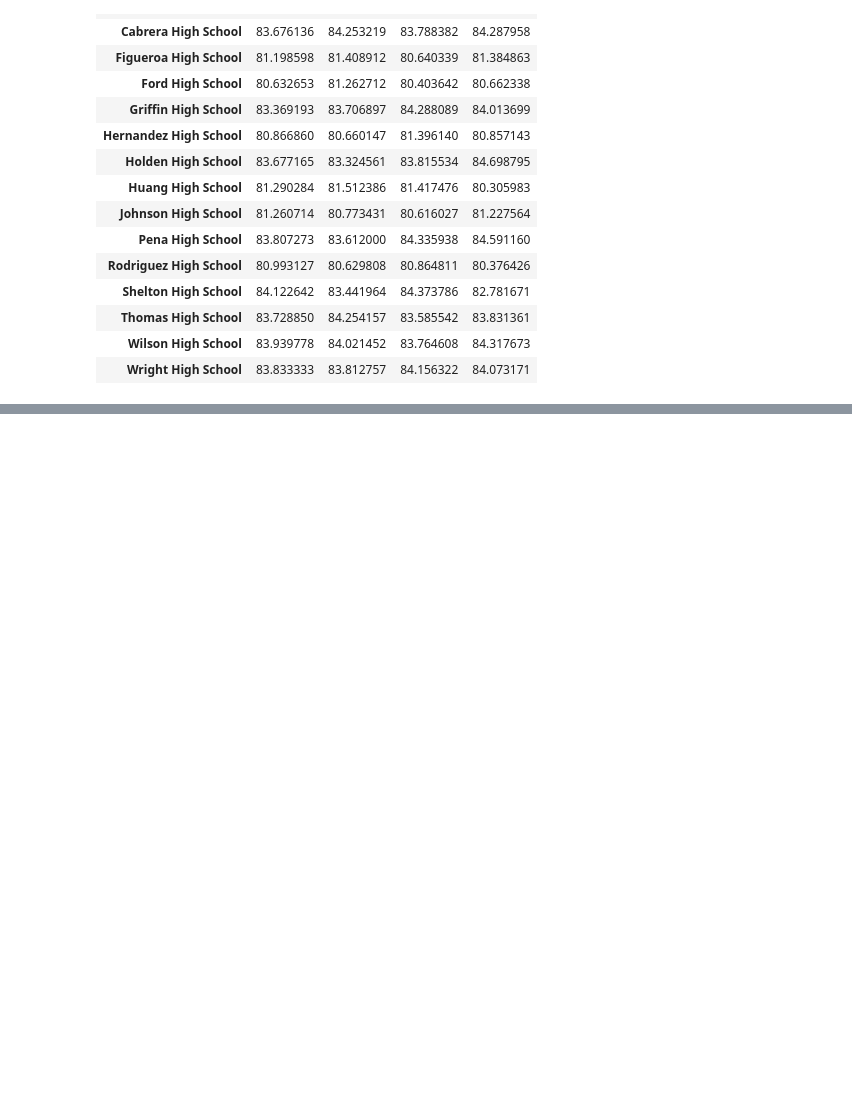
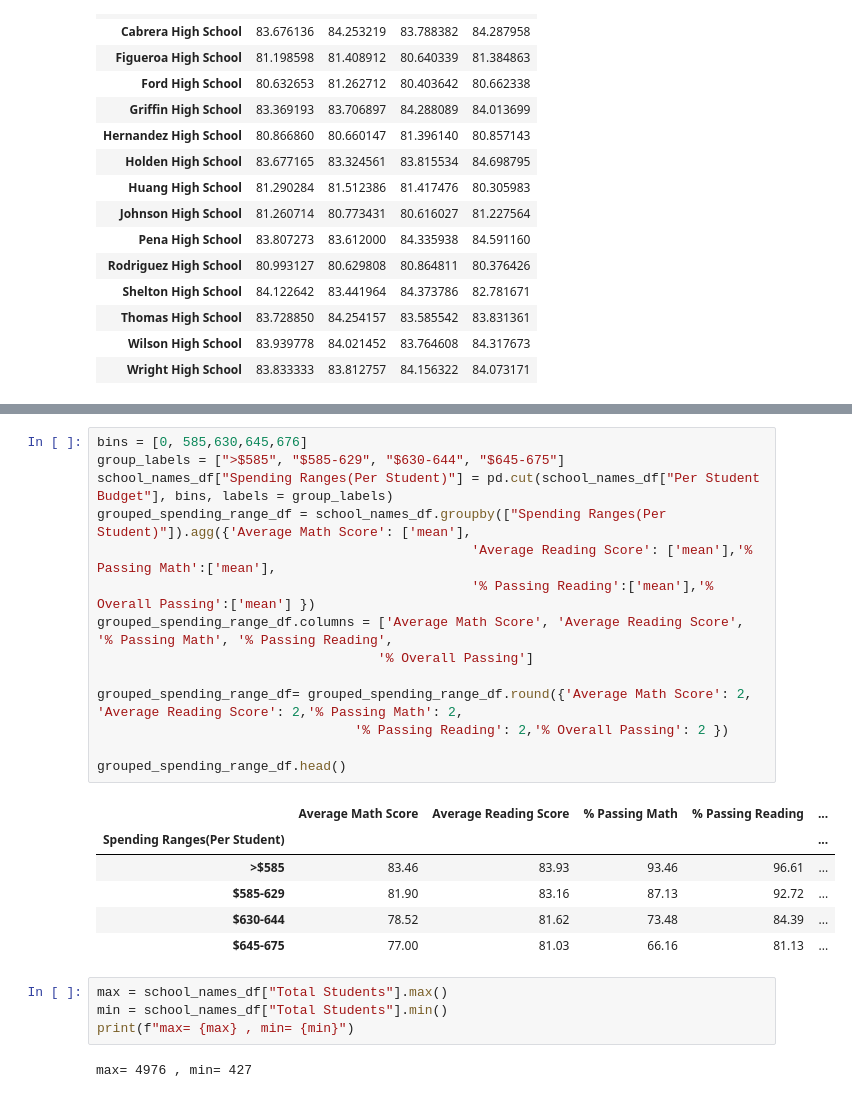
Before and after one commit to SwobabikaJena/pandas-challenge, a Jupyter notebook: PyCitySchools/solved.ipynb, the cells around one changed output, grey strips where cells are left out. Saved outputs shown, nothing was run; the diff lists cells and outputs as text; blank space fills up the shorter version.

```diff
--- a/PyCitySchools/solved.ipynb
+++ b/PyCitySchools/solved.ipynb
@@ -286,0 +313,27 @@ summary_reading_bygrade
+# %%
+bins = [0, 585,630,645,676]
+group_labels = [">$585", "$585-629", "$630-644", "$645-675"]
+school_names_df["Spending Ranges(Per Student)"] = pd.cut(school_names_df["Per Student Budget"], bins, labels = group_labels)
+grouped_spending_range_df = school_names_df.groupby(["Spending Ranges(Per Student)"]).agg({'Average Math Score': ['mean'],
+                                                'Average Reading Score': ['mean'],'% Passing Math':['mean'],
+                                                '% Passing Reading':['mean'],'% Overall Passing':['mean'] })
+grouped_spending_range_df.columns = ['Average Math Score', 'Average Reading Score', '% Passing Math', '% Passing Reading',
+                                    '% Overall Passing']
+
+grouped_spending_range_df= grouped_spending_range_df.round({'Average Math Score': 2, 'Average Reading Score': 2,'% Passing Math': 2,
+                                 '% Passing Reading': 2,'% Overall Passing': 2 })
+
+grouped_spending_range_df.head()
+# %% [output]
+|  | Average Math Score | Average Reading Score | % Passing Math | % Passing Reading | ... |
+| Spending Ranges(Per Student) |  |  |  |  | ... |
+| >$585 | 83.46 | 83.93 | 93.46 | 96.61 | ... |
+| $585-629 | 81.90 | 83.16 | 87.13 | 92.72 | ... |
+| $630-644 | 78.52 | 81.62 | 73.48 | 84.39 | ... |
+| $645-675 | 77.00 | 81.03 | 66.16 | 81.13 | ... |
+# %%
+max = school_names_df["Total Students"].max()
+min = school_names_df["Total Students"].min()
+print(f"max= {max} , min= {min}")
+# %% [output]
+max= 4976 , min= 427
```
Also changed, not shown: parts of 4 cells of this notebook.
